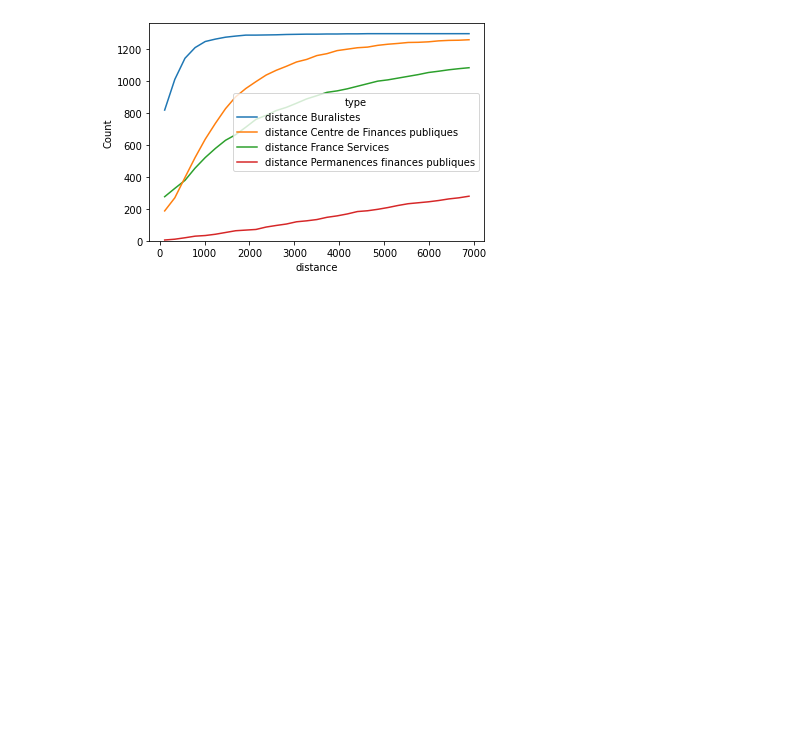
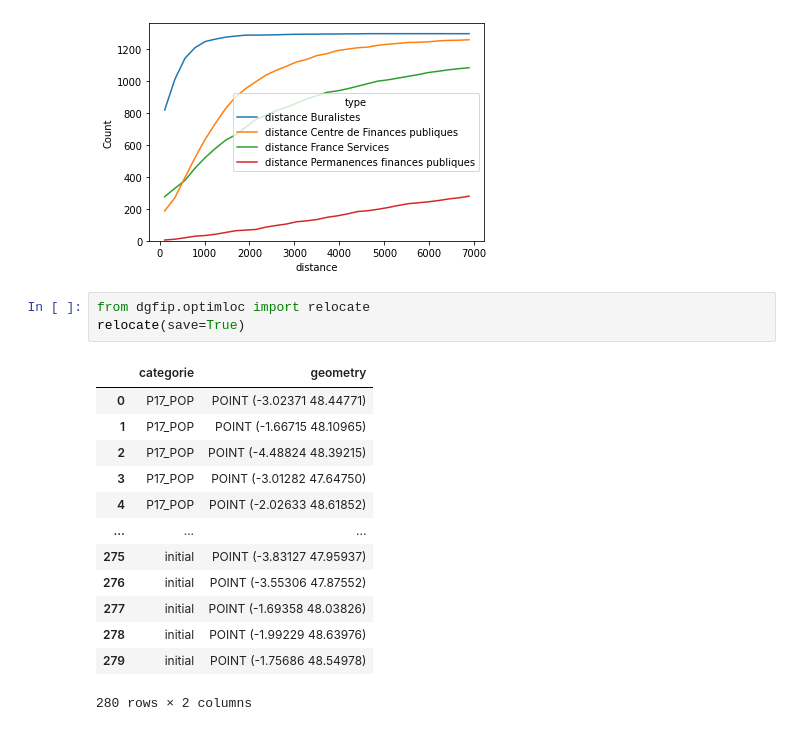
Before and after one commit to t-morvan/OptimDGFiP, a Jupyter notebook: notebooks/qpv.ipynb, the cells around one changed output. Saved outputs shown, nothing was run; the diff lists cells and outputs as text; blank space fills up the shorter version.

```diff
--- a/notebooks/qpv.ipynb
+++ b/notebooks/qpv.ipynb
@@ -42,3 +38,20 @@ import matplotlib.pyplot as plt
 g = sns.histplot(long_qpv[long_qpv['distance'].le(7000)], x='distance', hue='type', cumulative=True, stat='count', fill=False, element="poly", common_norm=False)
 # %% [output]
 [figure]
+# %%
+from dgfip.optimloc import relocate
+relocate(save=True)
+# %% [output]
+|  | categorie | geometry |
+| 0 | P17_POP | POINT (-3.02371 48.44771) |
+| 1 | P17_POP | POINT (-1.66715 48.10965) |
+| 2 | P17_POP | POINT (-4.48824 48.39215) |
+| 3 | P17_POP | POINT (-3.01282 47.64750) |
+| 4 | P17_POP | POINT (-2.02633 48.61852) |
+| ... | ... | ... |
+| 275 | initial | POINT (-3.83127 47.95937) |
+| 276 | initial | POINT (-3.55306 47.87552) |
+| 277 | initial | POINT (-1.69358 48.03826) |
+| 278 | initial | POINT (-1.99229 48.63976) |
+| 279 | initial | POINT (-1.75686 48.54978) |
+280 rows × 2 columns
```
Also changed, not shown: parts of 10 cells of this notebook, 12 other files.
